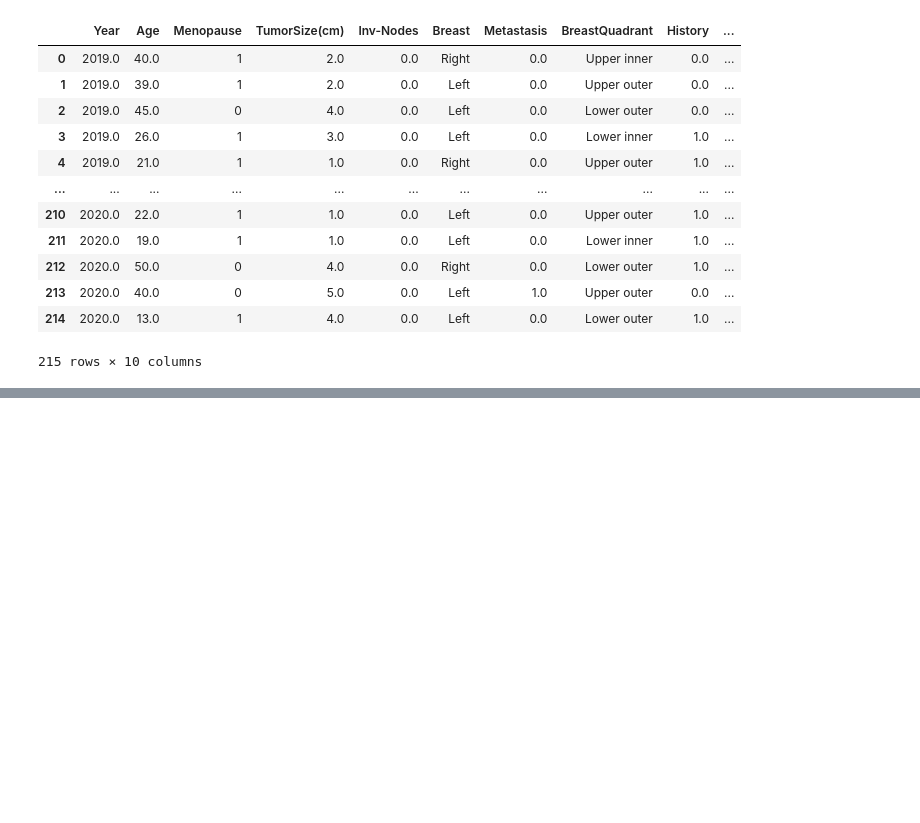
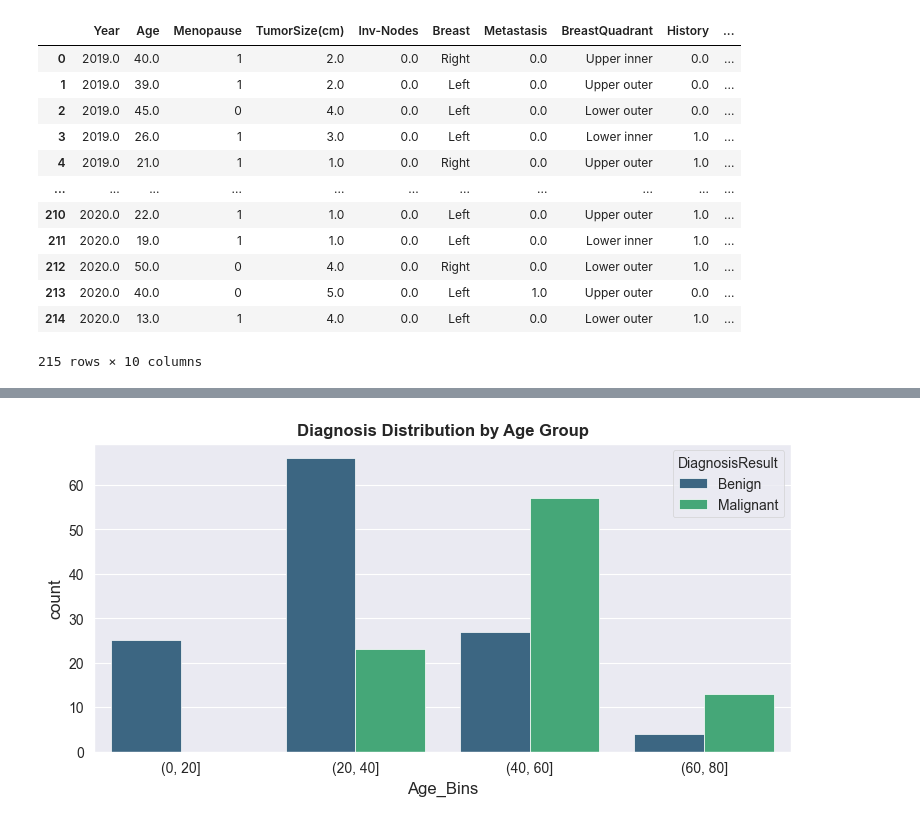
Before and after one commit to Sandra-Nene/Data-Science-Portfolio, a Jupyter notebook: Code/BreastCancer_ClassificationModel.ipynb, the cells around one changed output, grey strips where cells are left out. Saved outputs shown, nothing was run; the diff lists cells and outputs as text; code cells hidden in the pictures; blank space fills up the shorter version.

```diff
--- a/Code/BreastCancer_ClassificationModel.ipynb
+++ b/Code/BreastCancer_ClassificationModel.ipynb
@@ -242,8 +296,9 @@ print(df)
 # %%
+# filling missing values with median
 columns_median = ['Year','Age','TumorSize(cm)']
 for col in columns_median:
-    if df[col].isnull().any():
-        median_value = df[col].median()
-        df[col].fillna(median_value, inplace=True)
+    if data[col].isnull().any():
+        median_value = data[col].median()
+        data[col].fillna(median_value, inplace=True)
 # %%
 # To ensure there is no missing values
@@ -303,0 +456,13 @@ columns_to_plot = ['Age', 'TumorSize']
+# %%
+df['Age_Bins'] = pd.cut(df['Age'], [0, 20, 40, 60, 80])
+
+# Count occurrences of each combination of Bins_Age and DiagnosisResult
+df_diagnosis = df.groupby(['Age_Bins', 'DiagnosisResult']).size().reset_index(name='count')
+
+# Plot the data
+plt.figure(figsize=(9, 4))
+sns.barplot(data=df_diagnosis, x='Age_Bins', y='count', hue='DiagnosisResult',palette= 'viridis')
+plt.title("Diagnosis Distribution by Age Group", fontsize=12, fontweight = 'bold')
+plt.show()
+# %% [output]
+[figure, added]
```
Also changed, not shown: parts of 44 cells of this notebook.
